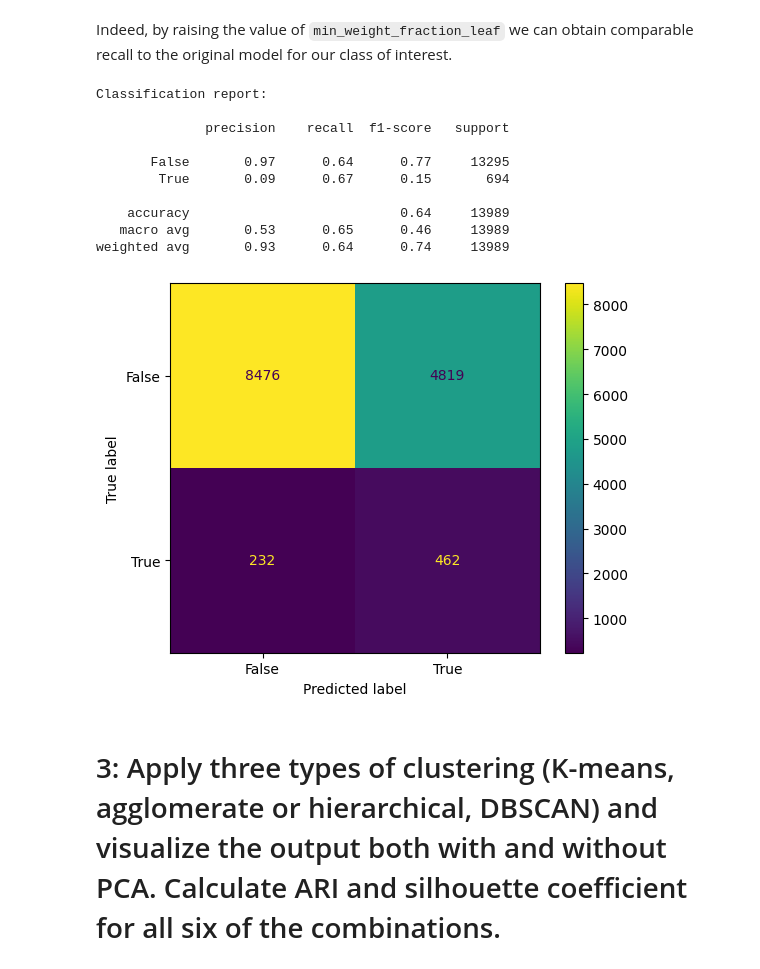
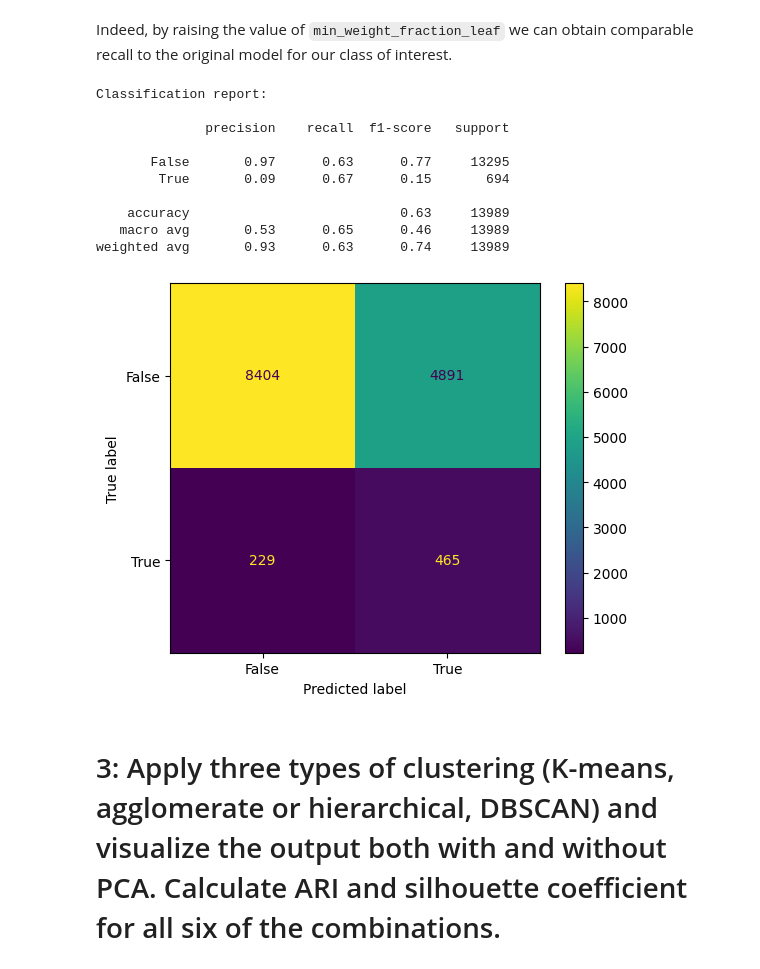
Before and after one commit to bennettJG/data17200project, a Jupyter notebook: Unsupervised_Learning.ipynb, the cells around one changed output. Saved outputs shown, nothing was run; the diff lists cells and outputs as text; code cells hidden in the pictures.

```diff
--- a/Unsupervised_Learning.ipynb
+++ b/Unsupervised_Learning.ipynb
@@ -111,7 +111,7 @@ ax.tick_params(axis='both', which='major', labelsize=10, labelbottom = False, bo
 # %% [markdown]
 For each variable dropped, I re-ran the random forest model with it omitted to confirm that there were hyperparameter settings for which comparable performance to the full model could be achieved (that is, that the features were only very weakly predictive of the target). These experiments are not included in the notebook for the sake of brevity.
 # %%
-drop_cols = X_train_scaled.columns[X_train_scaled.columns.str.match('gender|repaglinide|glyburide|glipizide|glimepiride|pioglitazone|rosiglitazone|payer_code_|admission_type|broad_category|max_glu_serum|diabetes|A1Cresult|change|admission_source')]
+drop_cols = X_train_scaled.columns[X_train_scaled.columns.str.match('gender|repaglinide|glyburide|glipizide|glimepiride|pioglitazone|rosiglitazone|payer_code_|admission_type|broad_category|max_glu_serum|diabetes|A1Cresult|admission_source')]
 X_train_small = X_train_small.drop(drop_cols, axis=1)
 X_test_small = X_test_scaled.drop(drop_cols, axis=1)
 
@@ -190,20 +190,20 @@ weighted avg       0.93      0.72      0.80     13989
 # %% [markdown]
 Indeed, by raising the value of `min_weight_fraction_leaf` we can obtain comparable recall to the original model for our class of interest.
 # %%
-rf_model_pca = RandomForestClassifier(random_state=random_state, class_weight='balanced_subsample', min_weight_fraction_leaf=0.03, n_estimators=20, oob_score=recall_score)
+rf_model_pca = RandomForestClassifier(random_state=random_state, class_weight='balanced_subsample', min_weight_fraction_leaf=0.035, n_estimators=20, oob_score=recall_score)
 calculate_test_metrics(rf_model_pca, X_train_pca, X_test_pca, y_train_small['readmit_less30'], y_test['readmit_less30'])
 # %% [output]
 Classification report:
 
               precision    recall  f1-score   support
 
-       False       0.97      0.64      0.77     13295
+       False       0.97      0.63      0.77     13295
         True       0.09      0.67      0.15       694
 
-    accuracy                           0.64     13989
+    accuracy                           0.63     13989
    macro avg       0.53      0.65      0.46     13989
-weighted avg       0.93      0.64      0.74     13989
+weighted avg       0.93      0.63      0.74     13989
-[figure, old version]
+[figure, new version]
 # %% [markdown]
 # 3: Apply three types of clustering (K-means, agglomerate or hierarchical, DBSCAN) and visualize the output both with and without PCA. Calculate ARI and silhouette coefficient for all six of the combinations.
 # %%
```
Also changed, not shown: parts of 17 cells of this notebook.
